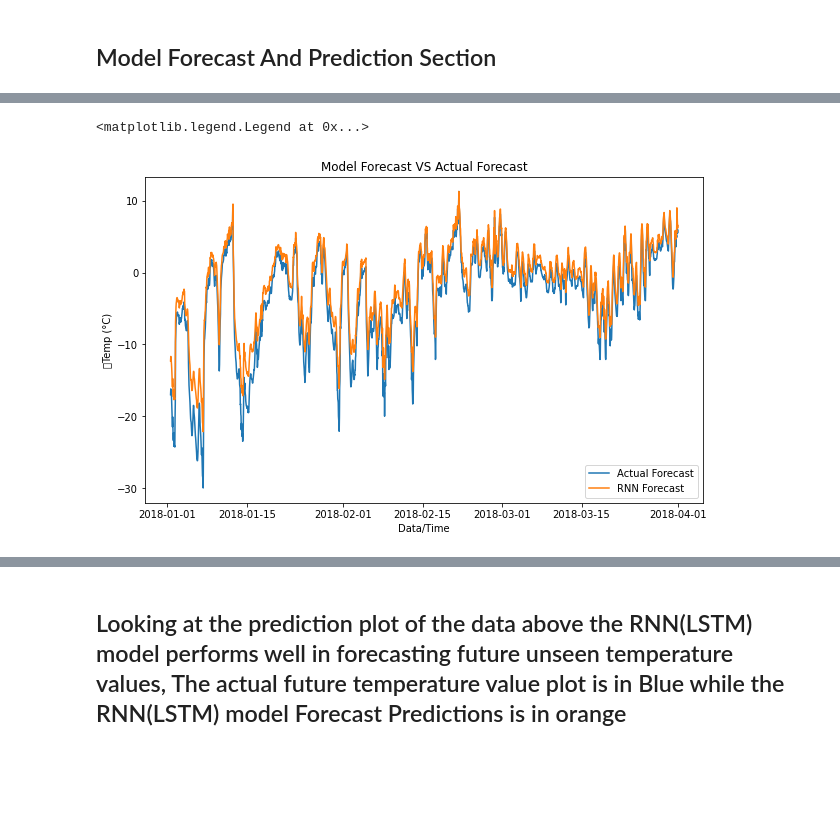
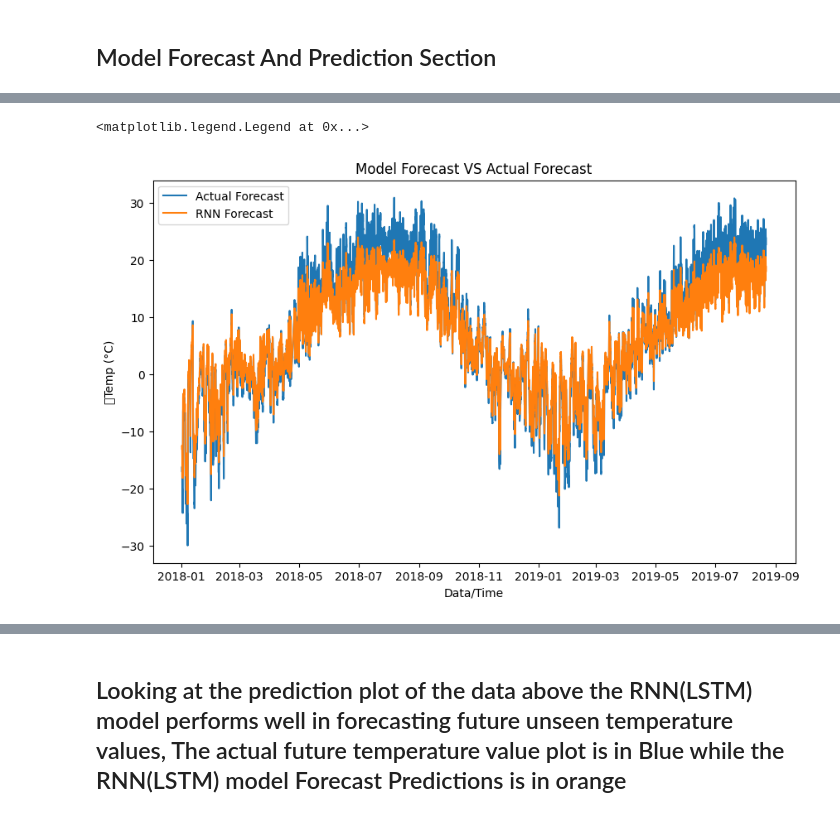
Before and after one commit to BetikuOluwatobi/Daily-Tempearature-Forecast-Using-Recurrent-Neural-Networks, a Jupyter notebook: Daily_Temperature_Forecast.ipynb, the cells around one changed output, grey strips where cells are left out. Cells and saved outputs as stored; diff of their text form; code cells hidden in the pictures; blank space fills up the shorter version.

```diff
--- a/Daily_Temperature_Forecast.ipynb
+++ b/Daily_Temperature_Forecast.ipynb
@@ -23,6 +35,7 @@ data_names = os.listdir('/gdrive/MyDrive/Colab Notebooks/Tensorflow_in_practice/
 import csv
 path = '/gdrive/MyDrive/Colab Notebooks/Tensorflow_in_practice/Mr_Kebou_Project/raw-data/'
 def load_datas(dir=path,data_names = data_names):
+  df = pd.DataFrame()
   for i, name in enumerate(data_names):
     if i > 0:
       the_file = open(path+name, 'r')
@@ -31,20 +44,13 @@ def load_datas(dir=path,data_names = data_names):
       for i, row in enumerate(reader):
           if i >= 15:
             data.append(row)
+      if len(data[0]) < 1:
+        data = data[1:]
       df_new = pd.DataFrame(data[1:],columns=data[0])
       df = pd.concat([df,df_new],axis=0,ignore_index=True)
-    else:
-      the_file = open(path+name, 'r')
-      reader = csv.reader(the_file)
-      data = []
-      for i, row in enumerate(reader):
-          if i >= 15:
-            data.append(row)
-      df = pd.DataFrame(data[1:],columns=data[0])
-    df = df
   return df
 # %%
-df = load_datas()
+df = load_datas(dir=path,data_names = data_names)
 # %%
 df
 # %% [output]
@@ -647,3 +655,3 @@ model_forecast(model, series[0][np.newaxis,...], 0)[0][0]
 # %%
-rnn_forecast = model_forecast(model, series[..., np.newaxis], 0)
+rnn_forecast = model_forecast(model, series, 0)
 rnn_forecast = rnn_forecast[:,0]
@@ -650,11 +660,11 @@ rnn_forecast = rnn_forecast[:,0]
 # %%
 fig,ax = plt.subplots(figsize=(10, 6))
 ax.set_title('Model Forecast VS Actual Forecast')
 ax.plot(time_valid[window_size:], y_valid[window_size:],label='Actual Forecast')
-ax.plot(time_valid[window_size:], results[window_size:],label='RNN Forecast')
+ax.plot(time_valid[window_size:], rnn_forecast[window_size:],label='RNN Forecast')
 ax.set_xlabel('Data/Time')
 ax.set_ylabel('	Temp (°C)')
 ax.legend()
 # %% [output]
 <matplotlib.legend.Legend at 0x...>
-[figure, old version]
+[figure, new version]
```
Also changed, not shown: parts of 36 cells of this notebook.
